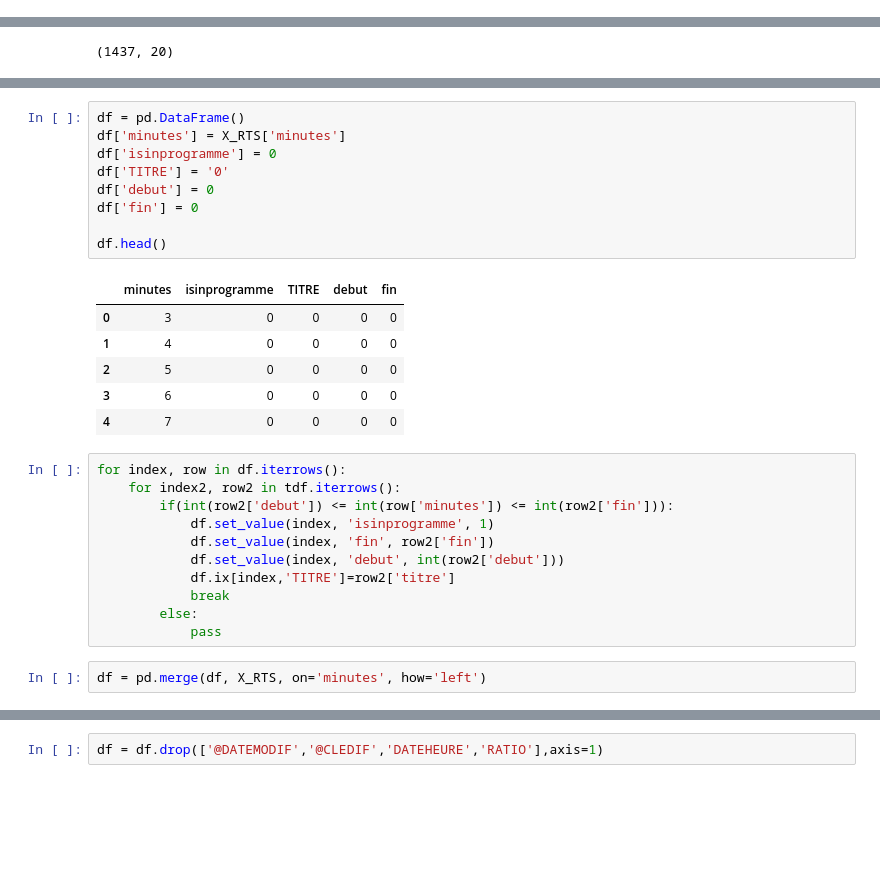
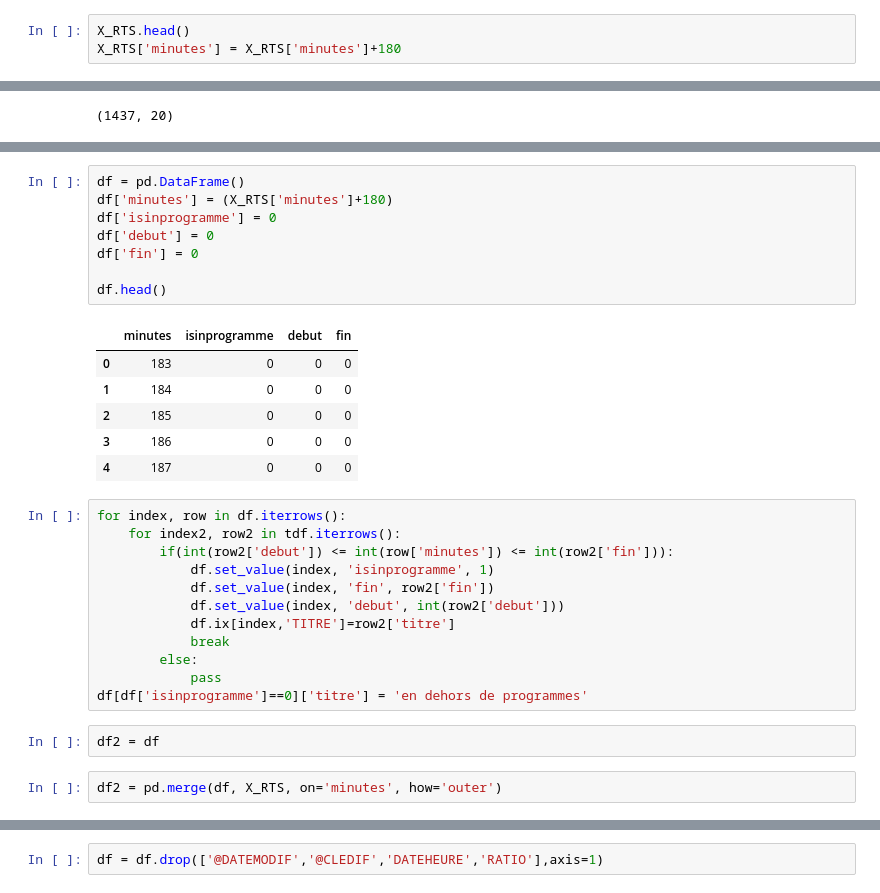
Before and after one commit to Frayal/Stage, a Jupyter notebook: historique/merge.ipynb, the cells around one changed output, grey strips where cells are left out. Drawn from its saved outputs; the diff is of its cells as text; blank space fills up the shorter version.

```diff
--- a/historique/merge.ipynb
+++ b/historique/merge.ipynb
@@ -50,0 +42,3 @@ X_RTS.head()
+# %%
+X_RTS.head()
+X_RTS['minutes'] = X_RTS['minutes']+180
@@ -67,20 +68,19 @@ tdf.head()
 | 4 | 560 | 590 | Petits secrets entre voisins |
 # %%
 df = pd.DataFrame()
-df['minutes'] = X_RTS['minutes']
+df['minutes'] = (X_RTS['minutes']+180)
 df['isinprogramme'] = 0
-df['TITRE'] = '0'
 df['debut'] = 0
 df['fin'] = 0
 
 df.head()
 # %% [output]
-|  | minutes | isinprogramme | TITRE | debut | fin |
-| 0 | 3 | 0 | 0 | 0 | 0 |
-| 1 | 4 | 0 | 0 | 0 | 0 |
-| 2 | 5 | 0 | 0 | 0 | 0 |
-| 3 | 6 | 0 | 0 | 0 | 0 |
-| 4 | 7 | 0 | 0 | 0 | 0 |
+|  | minutes | isinprogramme | debut | fin |
+| 0 | 183 | 0 | 0 | 0 |
+| 1 | 184 | 0 | 0 | 0 |
+| 2 | 185 | 0 | 0 | 0 |
+| 3 | 186 | 0 | 0 | 0 |
+| 4 | 187 | 0 | 0 | 0 |
 # %%
 for index, row in df.iterrows():
     for index2, row2 in tdf.iterrows():
@@ -92,5 +92,8 @@ for index, row in df.iterrows():
             break
         else:
             pass
+df[df['isinprogramme']==0]['titre'] = 'en dehors de programmes'
+# %%
+df2 = df
 # %%
-df = pd.merge(df, X_RTS, on='minutes', how='left')
+df2 = pd.merge(df, X_RTS, on='minutes', how='outer')
```
Also changed, not shown: parts of 10 cells of this notebook, 2 other files.
